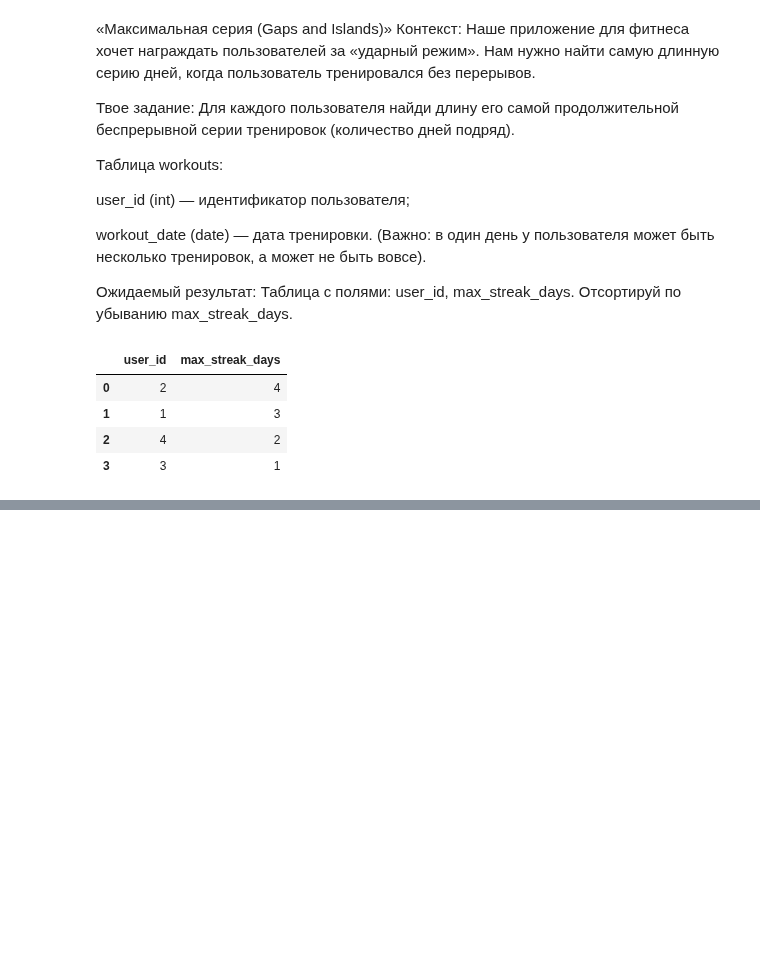
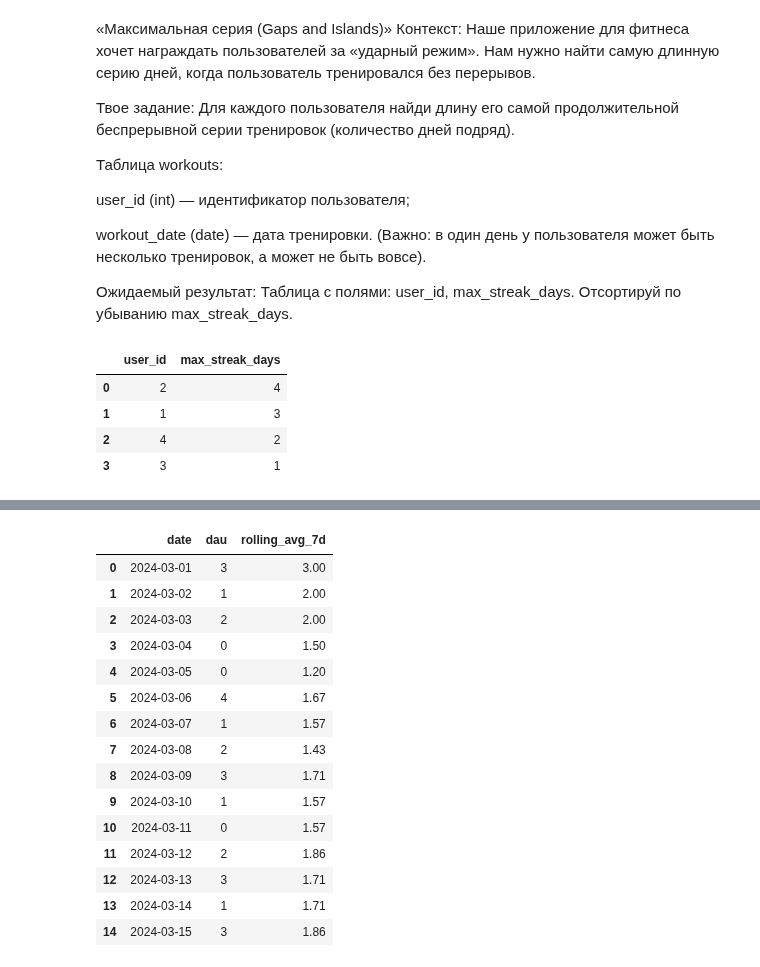
Before and after one commit to Praldmur/Tasks, a Jupyter notebook: simulator_sql.ipynb, the cells around one changed output, grey strips where cells are left out. Drawn from its saved outputs; the diff is of its cells as text; code cells hidden in the pictures; blank space fills up the shorter version.

```diff
--- a/simulator_sql.ipynb
+++ b/simulator_sql.ipynb
@@ -669,0 +785,49 @@ result
+# %%
+query = """
+with tab_cal as(
+    SELECT CAST(day AS DATE) as date
+    FROM range(
+        '2024-03-01'::DATE,
+        '2024-03-16'::DATE, -- В range правая граница НЕ включается, поэтому берем +1 день
+        INTERVAL 1 DAY
+    ) AS t(day)
+),
+agg_act as(
+    select
+        activity_date as date,
+        count(distinct user_id) as dau
+    from activity
+    group by date
+),
+tab_dau as(
+    select
+        date,
+        coalesce(dau, 0) as dau,
+    from tab_cal left join agg_act using(date)
+)
+select
+    date,
+    dau,
+    round(avg(dau) over(order by date rows between 6 preceding and current row), 2) as rolling_avg_7d
+from tab_dau
+order by date
+"""
+result = duckdb.query(query).to_df()
+result
+# %% [output]
+|  | date | dau | rolling_avg_7d |
+| 0 | 2024-03-01 | 3 | 3.00 |
+| 1 | 2024-03-02 | 1 | 2.00 |
+| 2 | 2024-03-03 | 2 | 2.00 |
+| 3 | 2024-03-04 | 0 | 1.50 |
+| 4 | 2024-03-05 | 0 | 1.20 |
+| 5 | 2024-03-06 | 4 | 1.67 |
+| 6 | 2024-03-07 | 1 | 1.57 |
+| 7 | 2024-03-08 | 2 | 1.43 |
+| 8 | 2024-03-09 | 3 | 1.71 |
+| 9 | 2024-03-10 | 1 | 1.57 |
+| 10 | 2024-03-11 | 0 | 1.57 |
+| 11 | 2024-03-12 | 2 | 1.86 |
+| 12 | 2024-03-13 | 3 | 1.71 |
+| 13 | 2024-03-14 | 1 | 1.71 |
+| 14 | 2024-03-15 | 3 | 1.86 |
```
Also changed, not shown: parts of 7 cells of this notebook.
